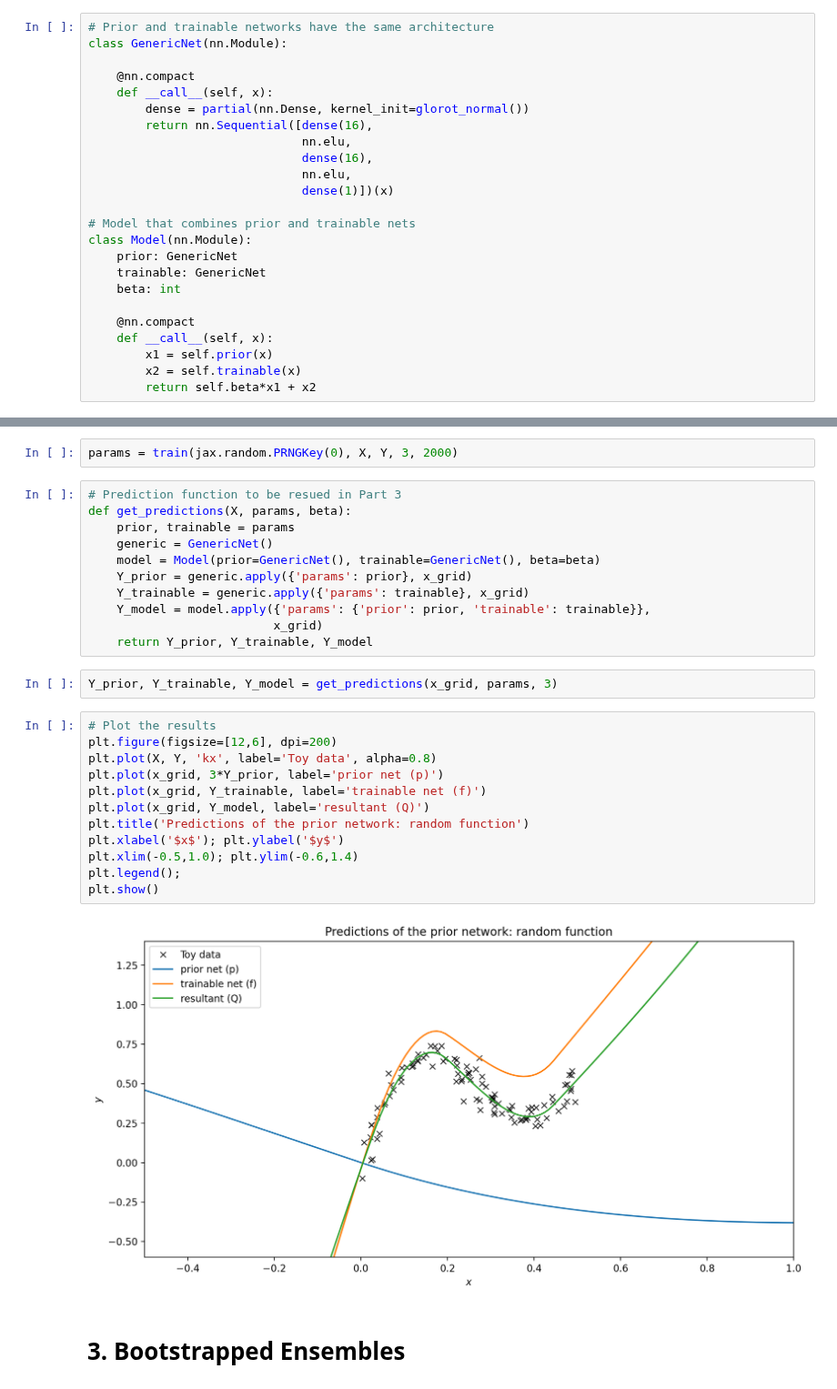
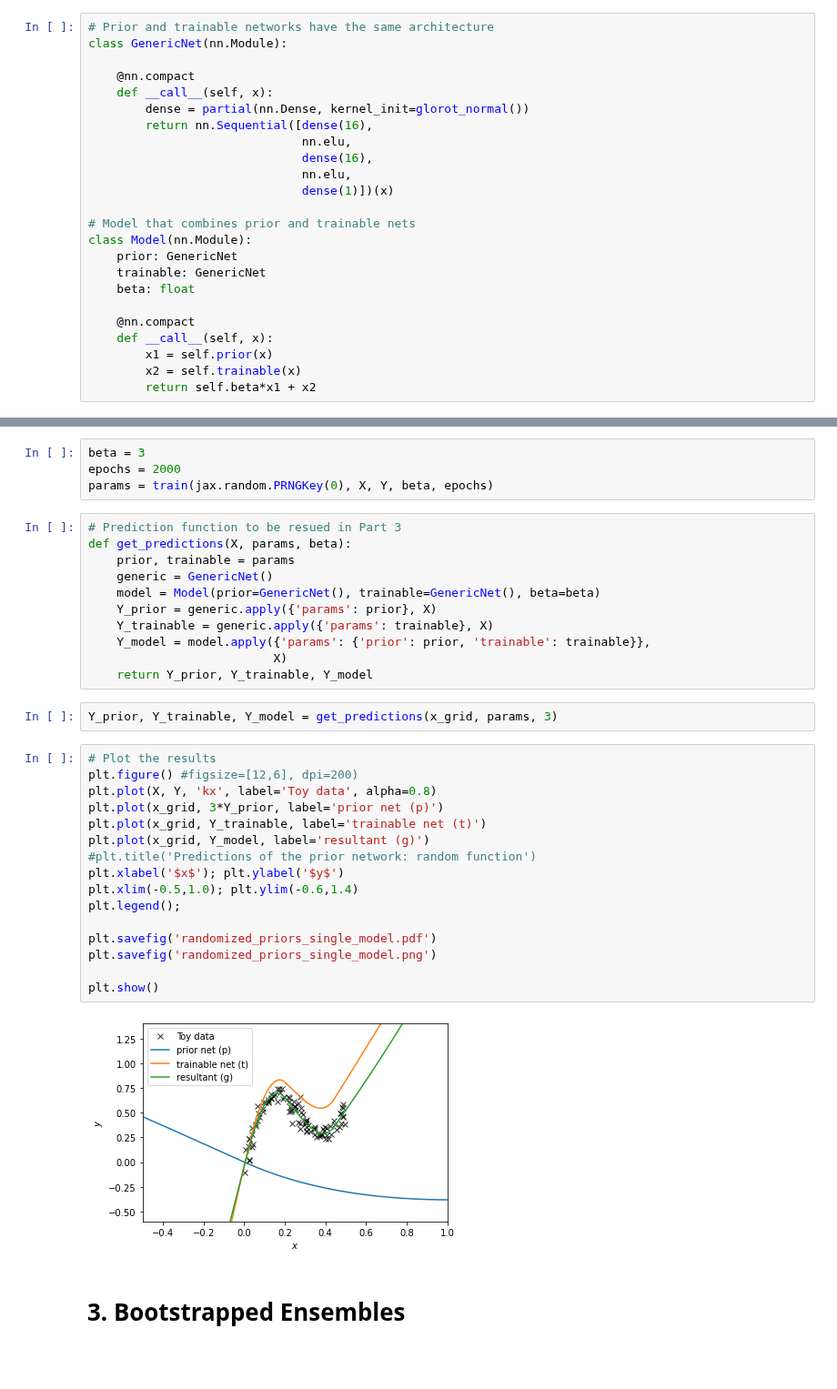
Before and after one commit to probml/probml-notebooks, a Jupyter notebook: notebooks/randomized_priors.ipynb, the cells around one changed output, grey strips where cells are left out. Shown at 91% size. Drawn from its saved outputs; the diff is of its cells as text; blank space fills up the shorter version.

```diff
--- a/notebooks/randomized_priors.ipynb
+++ b/notebooks/randomized_priors.ipynb
@@ -81,7 +97,7 @@ class GenericNet(nn.Module):
 class Model(nn.Module):
     prior: GenericNet
     trainable: GenericNet
-    beta: int
+    beta: float
 
     @nn.compact
     def __call__(self, x):
@@ -115,34 +131,40 @@ def train(key, X, Y, beta, epochs):
         train_state = train_epoch(p_params, train_state, X, Y, beta)
     return p_params, train_state.params
 # %%
-params = train(jax.random.PRNGKey(0), X, Y, 3, 2000)
+beta = 3
+epochs = 2000
+params = train(jax.random.PRNGKey(0), X, Y, beta, epochs)
 # %%
 # Prediction function to be resued in Part 3
 def get_predictions(X, params, beta):
     prior, trainable = params
     generic = GenericNet()
     model = Model(prior=GenericNet(), trainable=GenericNet(), beta=beta)
-    Y_prior = generic.apply({'params': prior}, x_grid)
-    Y_trainable = generic.apply({'params': trainable}, x_grid)
+    Y_prior = generic.apply({'params': prior}, X)
+    Y_trainable = generic.apply({'params': trainable}, X)
     Y_model = model.apply({'params': {'prior': prior, 'trainable': trainable}},
-                          x_grid)
+                          X)
     return Y_prior, Y_trainable, Y_model
 # %%
 Y_prior, Y_trainable, Y_model = get_predictions(x_grid, params, 3)
 # %%
 # Plot the results
-plt.figure(figsize=[12,6], dpi=200)
+plt.figure() #figsize=[12,6], dpi=200)
 plt.plot(X, Y, 'kx', label='Toy data', alpha=0.8)
 plt.plot(x_grid, 3*Y_prior, label='prior net (p)')
-plt.plot(x_grid, Y_trainable, label='trainable net (f)')
-plt.plot(x_grid, Y_model, label='resultant (Q)')
-plt.title('Predictions of the prior network: random function')
+plt.plot(x_grid, Y_trainable, label='trainable net (t)')
+plt.plot(x_grid, Y_model, label='resultant (g)')
+#plt.title('Predictions of the prior network: random function')
 plt.xlabel('$x$'); plt.ylabel('$y$')
 plt.xlim(-0.5,1.0); plt.ylim(-0.6,1.4)
 plt.legend();
+
+plt.savefig('randomized_priors_single_model.pdf')
+plt.savefig('randomized_priors_single_model.png')
+
 plt.show()
 # %% [output]
-[figure, old version]
+[figure, new version]
 # %% [markdown]
 # 3. Bootstrapped Ensembles
 # %% [markdown]
```
Also changed, not shown: parts of 15 cells of this notebook.
